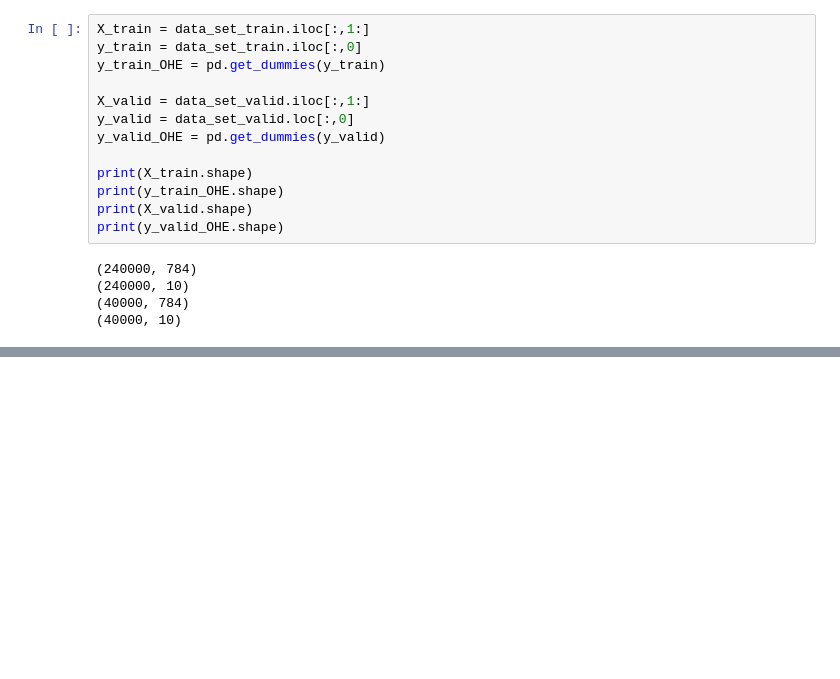
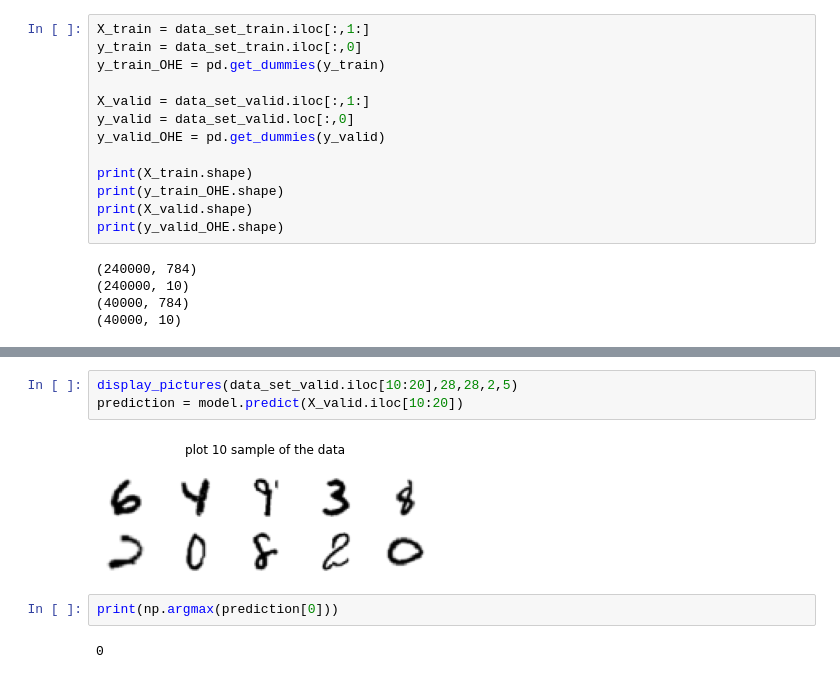
Before and after one commit to CANEVETGASPARD/Digits_Letters_Recognition, a Jupyter notebook: notebooks/1.0-cg-initial-data-exploration.ipynb, the cells around one changed output, grey strips where cells are left out. Drawn from its saved outputs; the diff is of its cells as text; blank space fills up the shorter version.

```diff
--- a/notebooks/1.0-cg-initial-data-exploration.ipynb
+++ b/notebooks/1.0-cg-initial-data-exploration.ipynb
@@ -172,0 +198,9 @@ print(prediction)
+# %%
+display_pictures(data_set_valid.iloc[10:20],28,28,2,5)
+prediction = model.predict(X_valid.iloc[10:20])
+# %% [output]
+[figure, added]
+# %%
+print(np.argmax(prediction[0]))
+# %% [output]
+0
```
Also changed, not shown: parts of 12 cells of this notebook.
